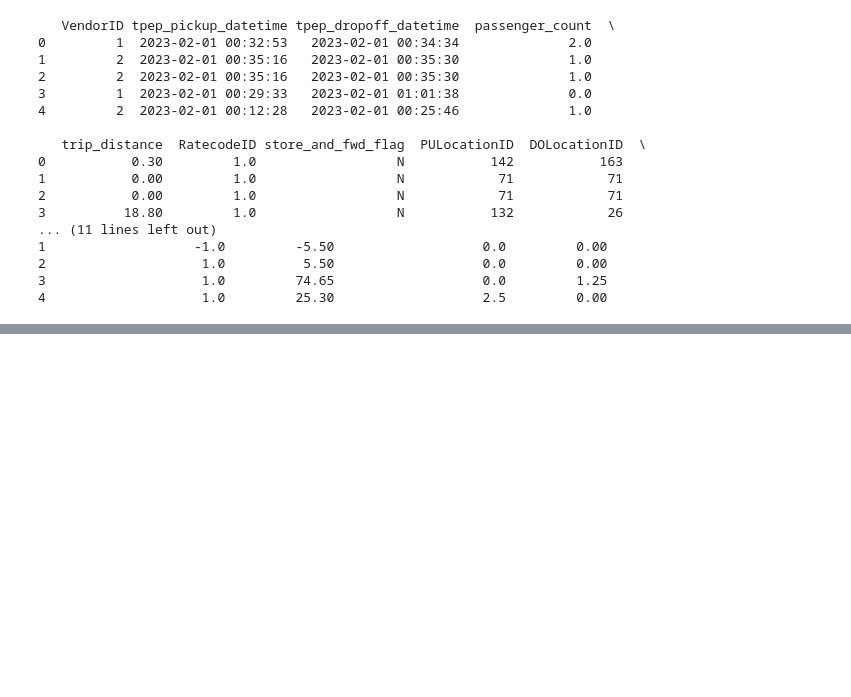
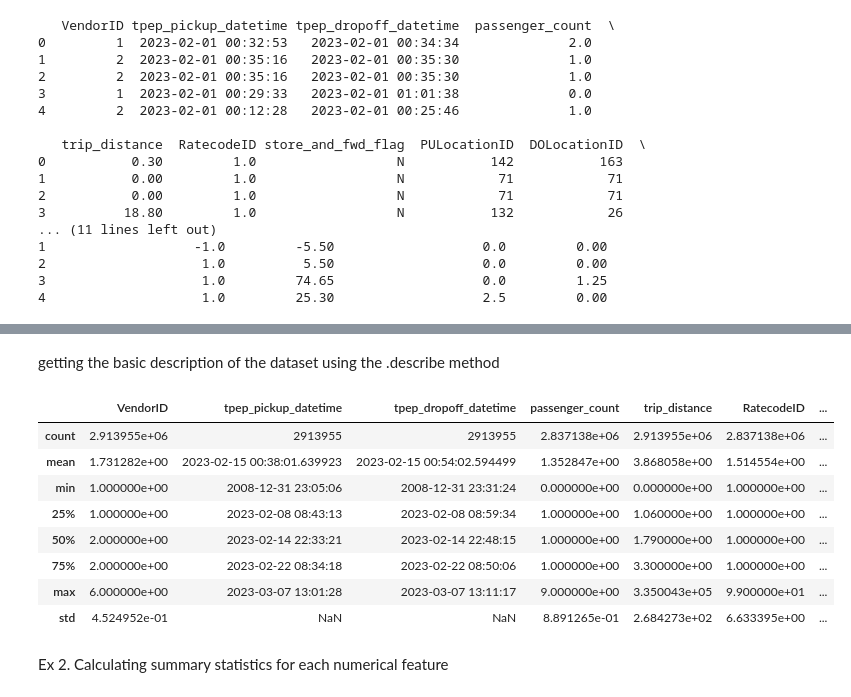
Before and after one commit to MLHermit/FlexiSAF-Internship, a Jupyter notebook: task 3 investigating dataset.ipynb, the cells around one changed output, grey strips where cells are left out. Saved outputs shown, nothing was run; the diff lists cells and outputs as text; code cells hidden in the pictures; blank space fills up the shorter version.

```diff
--- a/task 3 investigating dataset.ipynb
+++ b/task 3 investigating dataset.ipynb
@@ -42,0 +50,16 @@ print(nyc_taxi.head())
+# %% [markdown]
+getting the basic description of the dataset using the .describe method
+# %%
+nyc_taxi.describe()
+# %% [output]
+|  | VendorID | tpep_pickup_datetime | tpep_dropoff_datetime | passenger_count | trip_distance | RatecodeID | ... |
+| count | 2.913955e+06 | 2913955 | 2913955 | 2.837138e+06 | 2.913955e+06 | 2.837138e+06 | ... |
+| mean | 1.731282e+00 | 2023-02-15 00:38:01.639923 | 2023-02-15 00:54:02.594499 | 1.352847e+00 | 3.868058e+00 | 1.514554e+00 | ... |
+| min | 1.000000e+00 | 2008-12-31 23:05:06 | 2008-12-31 23:31:24 | 0.000000e+00 | 0.000000e+00 | 1.000000e+00 | ... |
+| 25% | 1.000000e+00 | 2023-02-08 08:43:13 | 2023-02-08 08:59:34 | 1.000000e+00 | 1.060000e+00 | 1.000000e+00 | ... |
+| 50% | 2.000000e+00 | 2023-02-14 22:33:21 | 2023-02-14 22:48:15 | 1.000000e+00 | 1.790000e+00 | 1.000000e+00 | ... |
+| 75% | 2.000000e+00 | 2023-02-22 08:34:18 | 2023-02-22 08:50:06 | 1.000000e+00 | 3.300000e+00 | 1.000000e+00 | ... |
+| max | 6.000000e+00 | 2023-03-07 13:01:28 | 2023-03-07 13:11:17 | 9.000000e+00 | 3.350043e+05 | 9.900000e+01 | ... |
+| std | 4.524952e-01 | NaN | NaN | 8.891265e-01 | 2.684273e+02 | 6.633395e+00 | ... |
+# %% [markdown]
+Ex 2. Calculating summary statistics for each numerical feature
```
Also changed, not shown: parts of 10 cells of this notebook.
